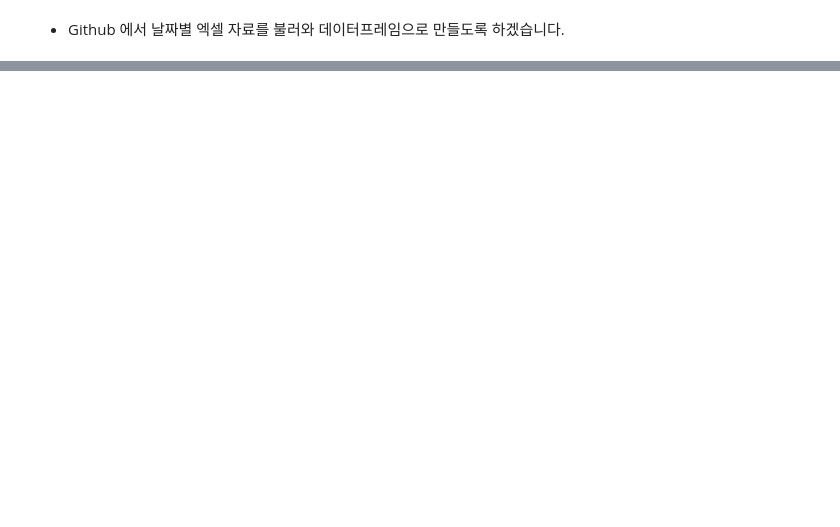
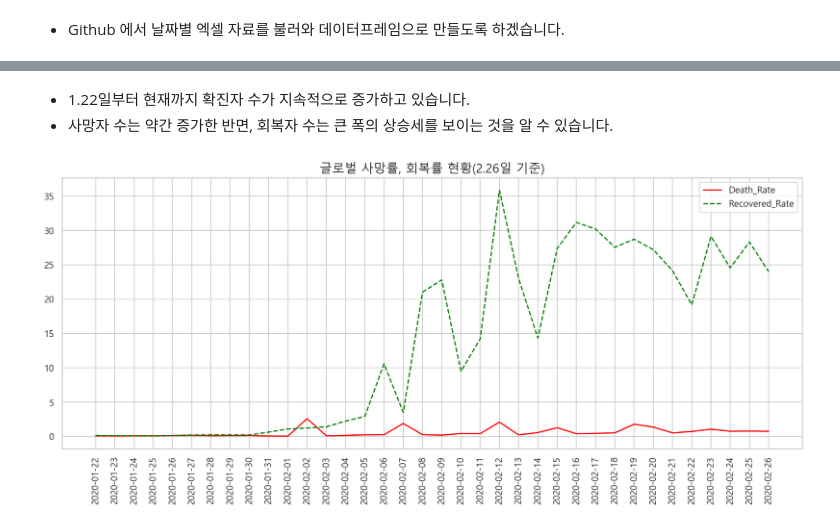
Before and after one commit to kisu-seo/Data_for_Fun, a Jupyter notebook: Corona19/Corona19.ipynb, the cells around one changed output, grey strips where cells are left out. Saved outputs shown, nothing was run; the diff lists cells and outputs as text; code cells hidden in the pictures; blank space fills up the shorter version.

```diff
--- a/Corona19/Corona19.ipynb
+++ b/Corona19/Corona19.ipynb
@@ -89,0 +203,27 @@ corona19.to_csv("corona19.csv", index = False)
+# %% [markdown]
+- 1.22일부터 현재까지 확진자 수가 지속적으로 증가하고 있습니다.
+- 사망자 수는 약간 증가한 반면, 회복자 수는 큰 폭의 상승세를 보이는 것을 알 수 있습니다.
+# %%
+# 일자를 기준으로 사망률, 회복률을 그룹화 합니다.
+date_group_rate = pd.pivot_table(corona19, index = "Last Update",
+                       values = ["Death_Rate", "Recovered_Rate"],
+                       aggfunc = "mean",
+                       fill_value = 0)
+
+# 그룹화된 데이터의 index 를 리셋 합니다.
+date_group_rate = date_group_rate.reset_index()
+# %%
+plt.rcParams["figure.figsize"] = (16, 6) # 차트 크기를 설정합니다.
+
+# 일자별 사망률, 회복률 대한 line chart 를 그려줍니다.
+plt.plot("Last Update", "Death_Rate", data = date_group_rate, color = "red")
+plt.plot("Last Update", "Recovered_Rate", data = date_group_rate, color = "green", linestyle = "--")
+
+# 차트 제목을 기재합니다.
+plt.title("글로벌 사망률, 회복률 현황(2.26일 기준)", fontsize = 15)
+plt.xticks(rotation = 90) # x축 라벨을 90도 회전합니다.
+plt.legend() # 라벨을 표기합니다.
+
+plt.show() # 차트를 출력합니다.
+# %% [output]
+[figure, added]
```
Also changed, not shown: parts of 21 cells of this notebook.
